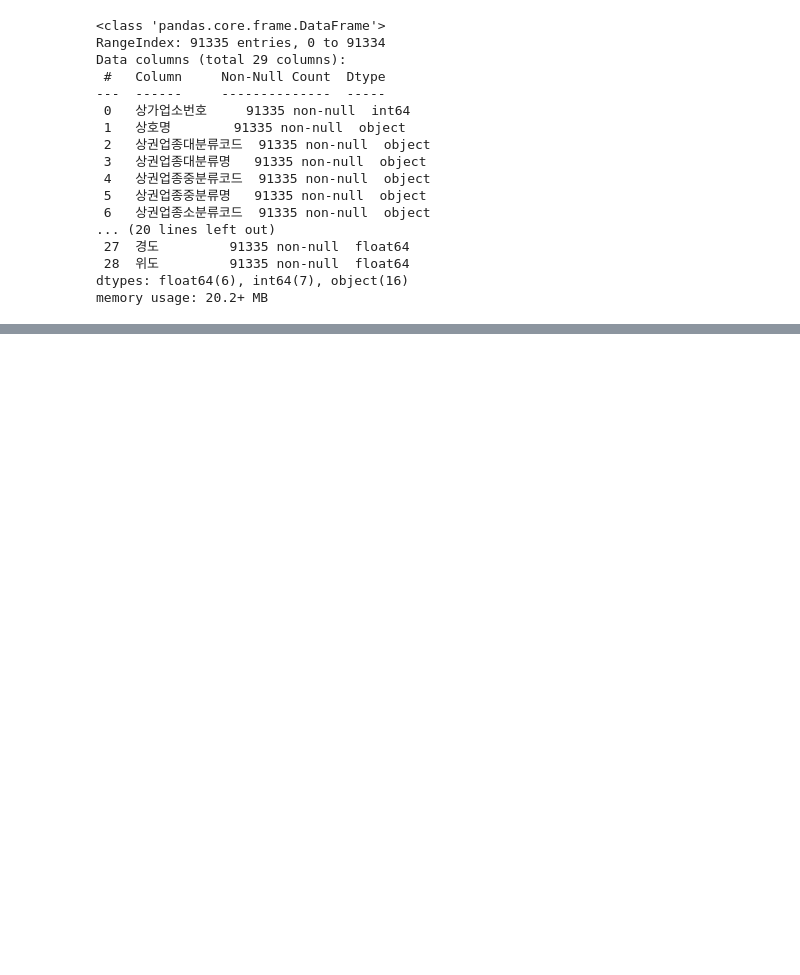
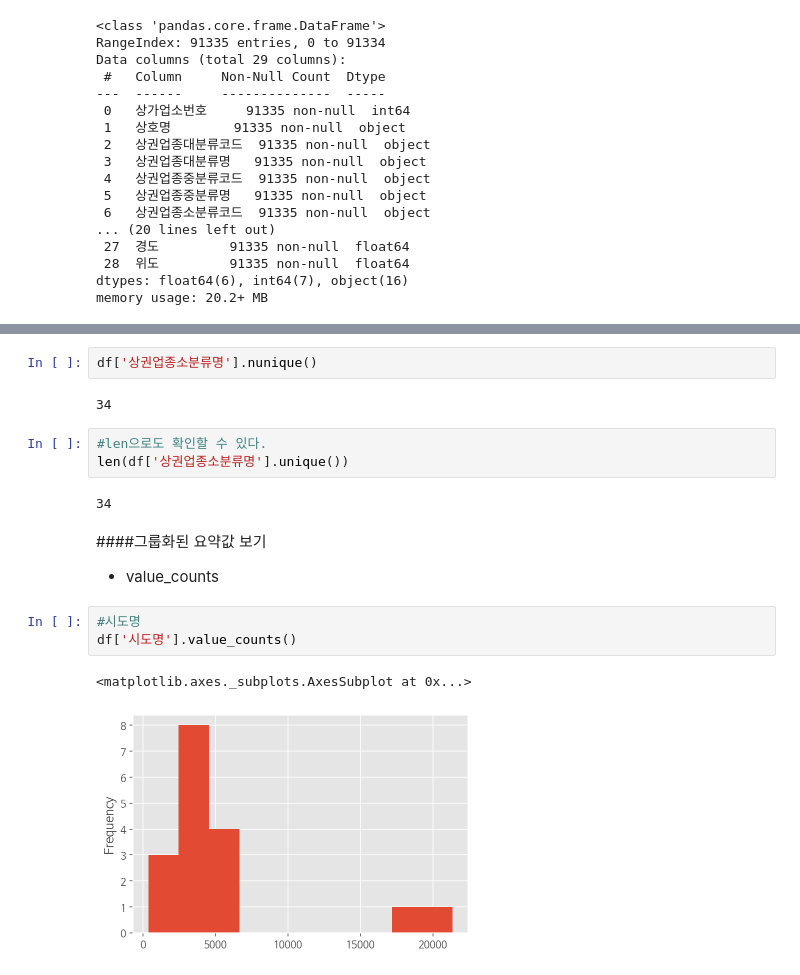
Before and after one commit to HwangHanJae/datascience-public-data, a Jupyter notebook: medical_institution_201909.ipynb, the cells around one changed output, grey strips where cells are left out. Cells and saved outputs as stored; diff of their text form; blank space fills up the shorter version.

```diff
--- a/medical_institution_201909.ipynb
+++ b/medical_institution_201909.ipynb
@@ -420,0 +543,18 @@ memory usage: 20.2+ MB
+# %%
+df['상권업종소분류명'].nunique()
+# %% [output]
+34
+# %%
+#len으로도 확인할 수 있다.
+len(df['상권업종소분류명'].unique())
+# %% [output]
+34
+# %% [markdown]
+####그룹화된 요약값 보기
+- value_counts
+# %%
+#시도명
+df['시도명'].value_counts()
+# %% [output]
+<matplotlib.axes._subplots.AxesSubplot at 0x...>
+[figure, added]
```
Also changed, not shown: parts of 33 cells of this notebook.
